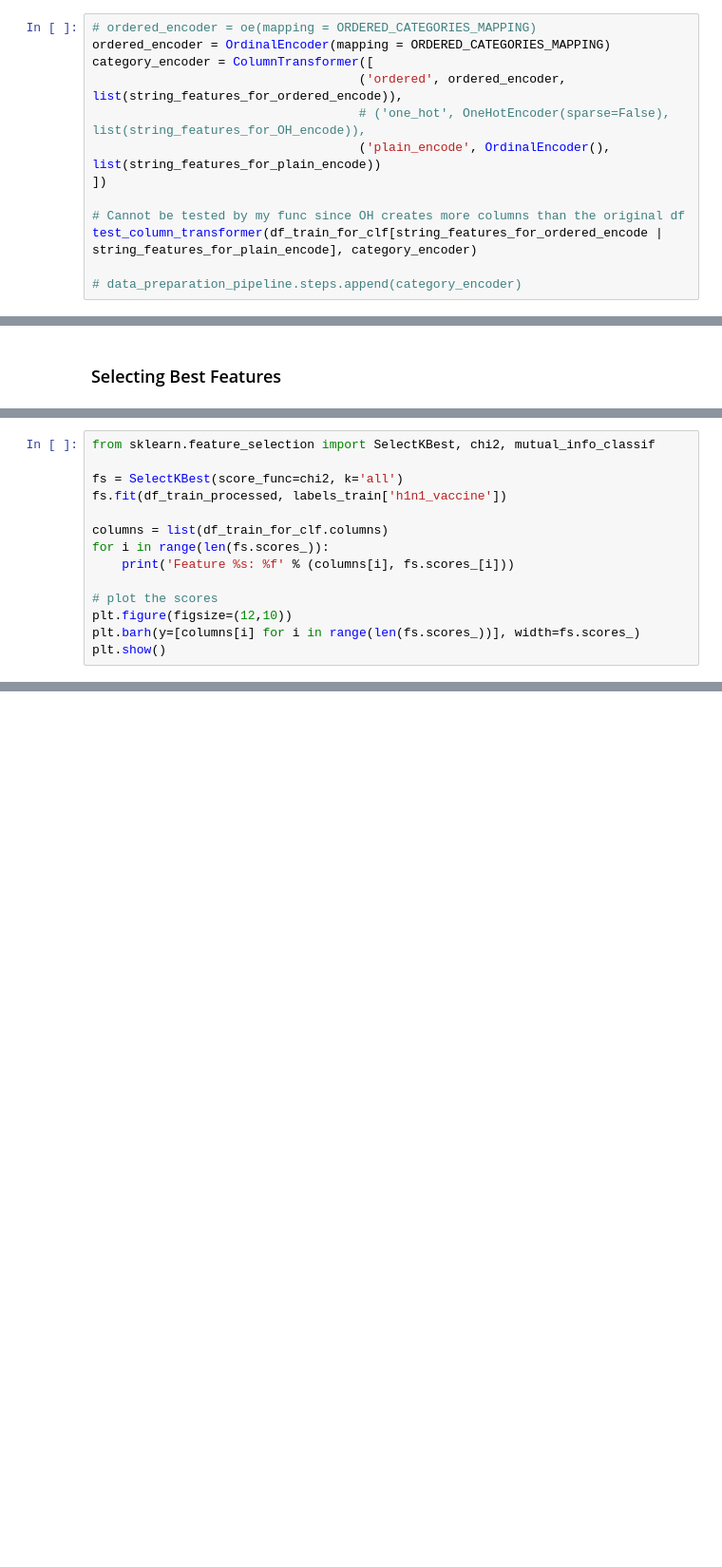
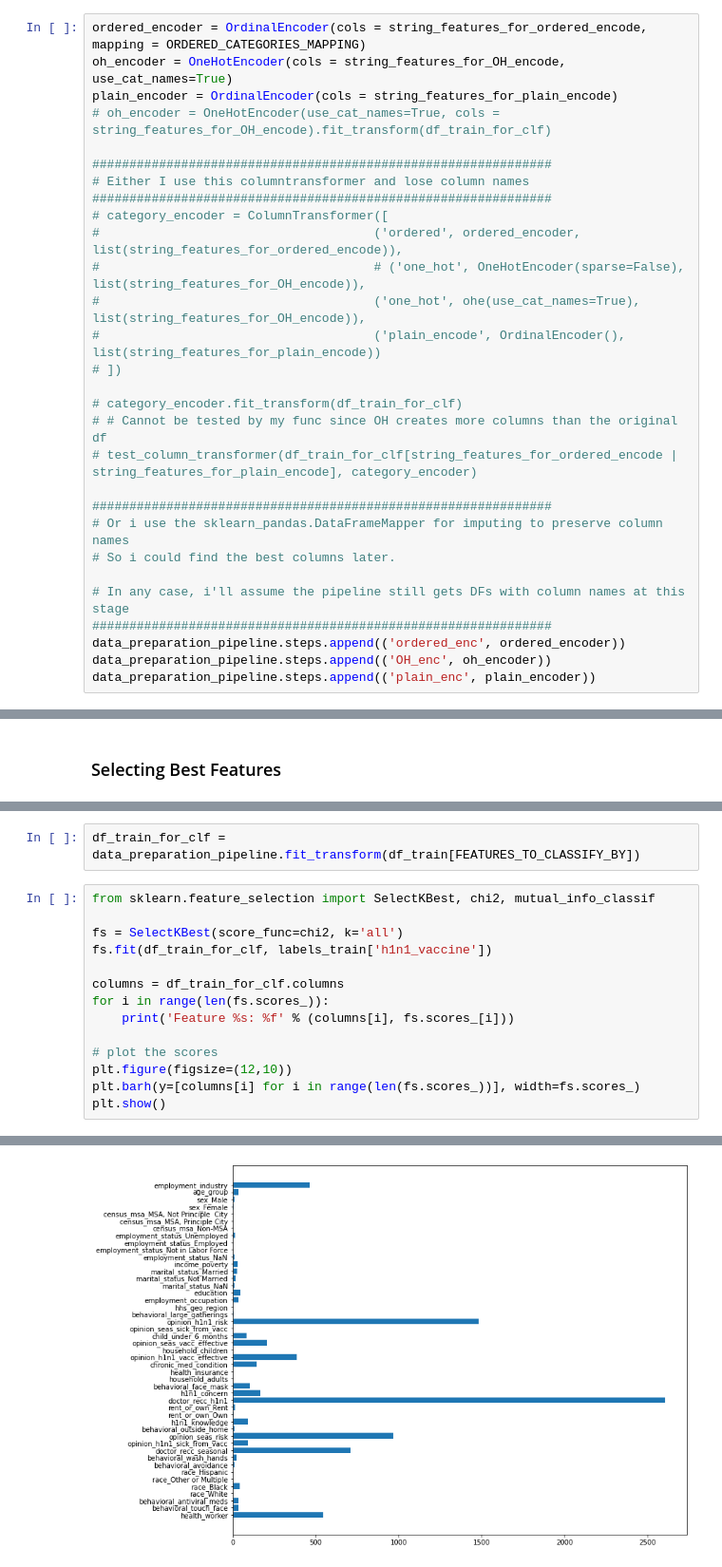
Before and after one commit to blackBagel/flu-shots, a Jupyter notebook: Flu_shot_forecast.ipynb, the cells around one changed output, grey strips where cells are left out. Shown: that part at 95% size. Cells and saved outputs as stored; diff of their text form; blank space fills up the shorter version.

Commit message:
Moved from columnTrasformers to using sklearn-pandas.DataFrameMapper when imputing

```diff
--- a/Flu_shot_forecast.ipynb
+++ b/Flu_shot_forecast.ipynb
@@ -435,13 +469,29 @@ list(string_features_for_OH_encode)
 # %%
-# ordered_encoder = oe(mapping = ORDERED_CATEGORIES_MAPPING)
-ordered_encoder = OrdinalEncoder(mapping = ORDERED_CATEGORIES_MAPPING)
-category_encoder = ColumnTransformer([
-                                    ('ordered', ordered_encoder, list(string_features_for_ordered_encode)),
-                                    # ('one_hot', OneHotEncoder(sparse=False), list(string_features_for_OH_encode)),
-                                    ('plain_encode', OrdinalEncoder(), list(string_features_for_plain_encode))
-])
+ordered_encoder = OrdinalEncoder(cols = string_features_for_ordered_encode, mapping = ORDERED_CATEGORIES_MAPPING)
+oh_encoder = OneHotEncoder(cols = string_features_for_OH_encode, use_cat_names=True)
+plain_encoder = OrdinalEncoder(cols = string_features_for_plain_encode)
+# oh_encoder = OneHotEncoder(use_cat_names=True, cols = string_features_for_OH_encode).fit_transform(df_train_for_clf)
 
-# Cannot be tested by my func since OH creates more columns than the original df
-test_column_transformer(df_train_for_clf[string_features_for_ordered_encode | string_features_for_plain_encode], category_encoder)
+##############################################################
+# Either I use this columntransformer and lose column names
+##############################################################
+# category_encoder = ColumnTransformer([
+#                                     ('ordered', ordered_encoder, list(string_features_for_ordered_encode)),
+#                                     # ('one_hot', OneHotEncoder(sparse=False), list(string_features_for_OH_encode)),
+#                                     ('one_hot', ohe(use_cat_names=True), list(string_features_for_OH_encode)),
+#                                     ('plain_encode', OrdinalEncoder(), list(string_features_for_plain_encode))
+# ])
 
-# data_preparation_pipeline.steps.append(category_encoder)
+# category_encoder.fit_transform(df_train_for_clf)
+# # Cannot be tested by my func since OH creates more columns than the original df
+# test_column_transformer(df_train_for_clf[string_features_for_ordered_encode | string_features_for_plain_encode], category_encoder)
+
+##############################################################
+# Or i use the sklearn_pandas.DataFrameMapper for imputing to preserve column names
+# So i could find the best columns later.
+
+# In any case, i'll assume the pipeline still gets DFs with column names at this stage
+##############################################################
+data_preparation_pipeline.steps.append(('ordered_enc', ordered_encoder))
+data_preparation_pipeline.steps.append(('OH_enc', oh_encoder))
+data_preparation_pipeline.steps.append(('plain_enc', plain_encoder))
@@ -465,10 +502,12 @@ id    column
+# %%
+df_train_for_clf = data_preparation_pipeline.fit_transform(df_train[FEATURES_TO_CLASSIFY_BY])
 # %%
 from sklearn.feature_selection import SelectKBest, chi2, mutual_info_classif
 
 fs = SelectKBest(score_func=chi2, k='all')
-fs.fit(df_train_processed, labels_train['h1n1_vaccine'])
+fs.fit(df_train_for_clf, labels_train['h1n1_vaccine'])
 
-columns = list(df_train_for_clf.columns)
+columns = df_train_for_clf.columns
 for i in range(len(fs.scores_)):
 	print('Feature %s: %f' % (columns[i], fs.scores_[i]))
 
@@ -476,3 +515,4 @@ for i in range(len(fs.scores_)):
 plt.figure(figsize=(12,10))
 plt.barh(y=[columns[i] for i in range(len(fs.scores_))], width=fs.scores_)
 plt.show()
+# %% [output]
@@ -479,3 +536,4 @@ plt.show()
+[figure, added]
 # %%
 # Only here to show the graph above is correct with column assigments
 fs_top_4 = SelectKBest(score_func=chi2, k=4)
```
Also changed, not shown: parts of 17 cells of this notebook.
